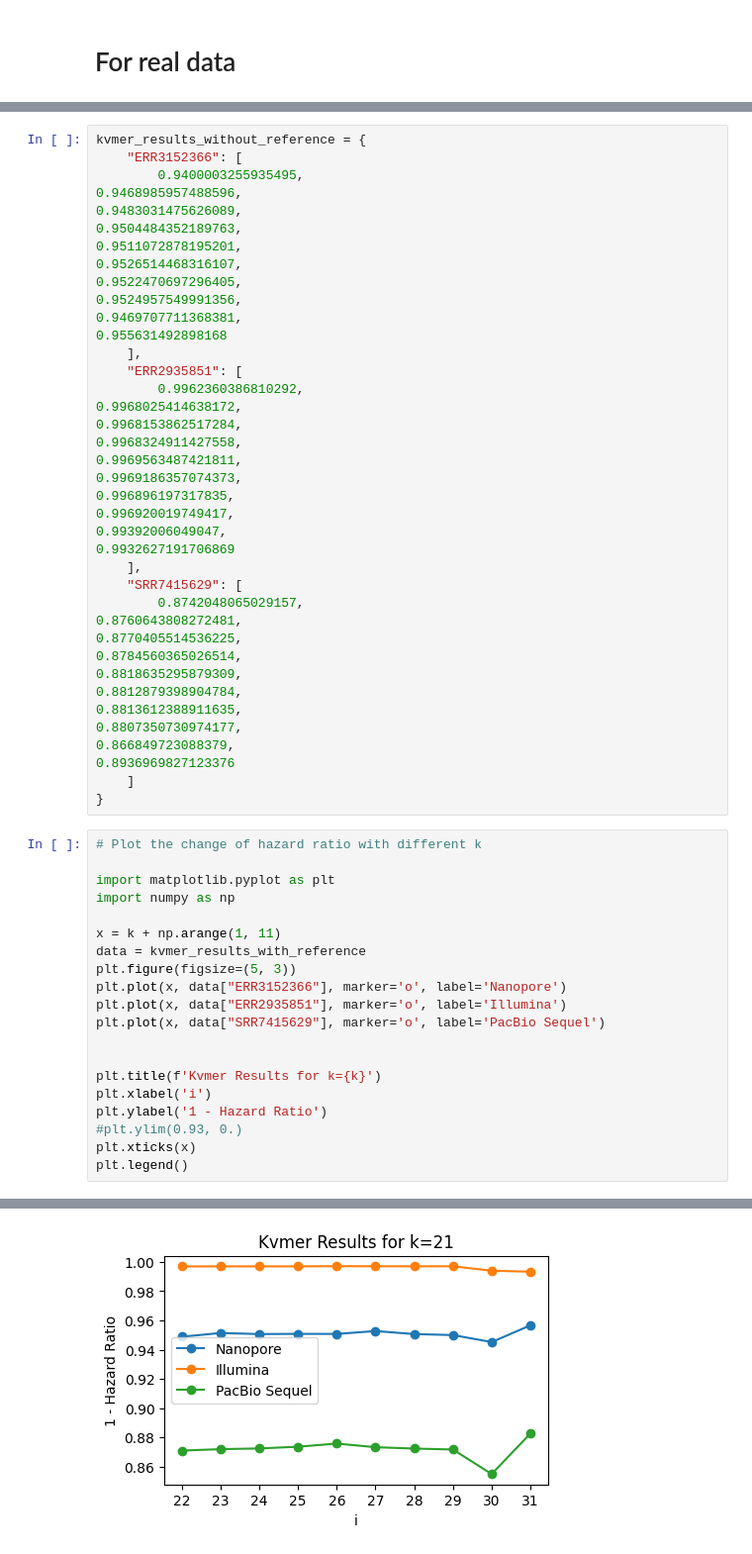
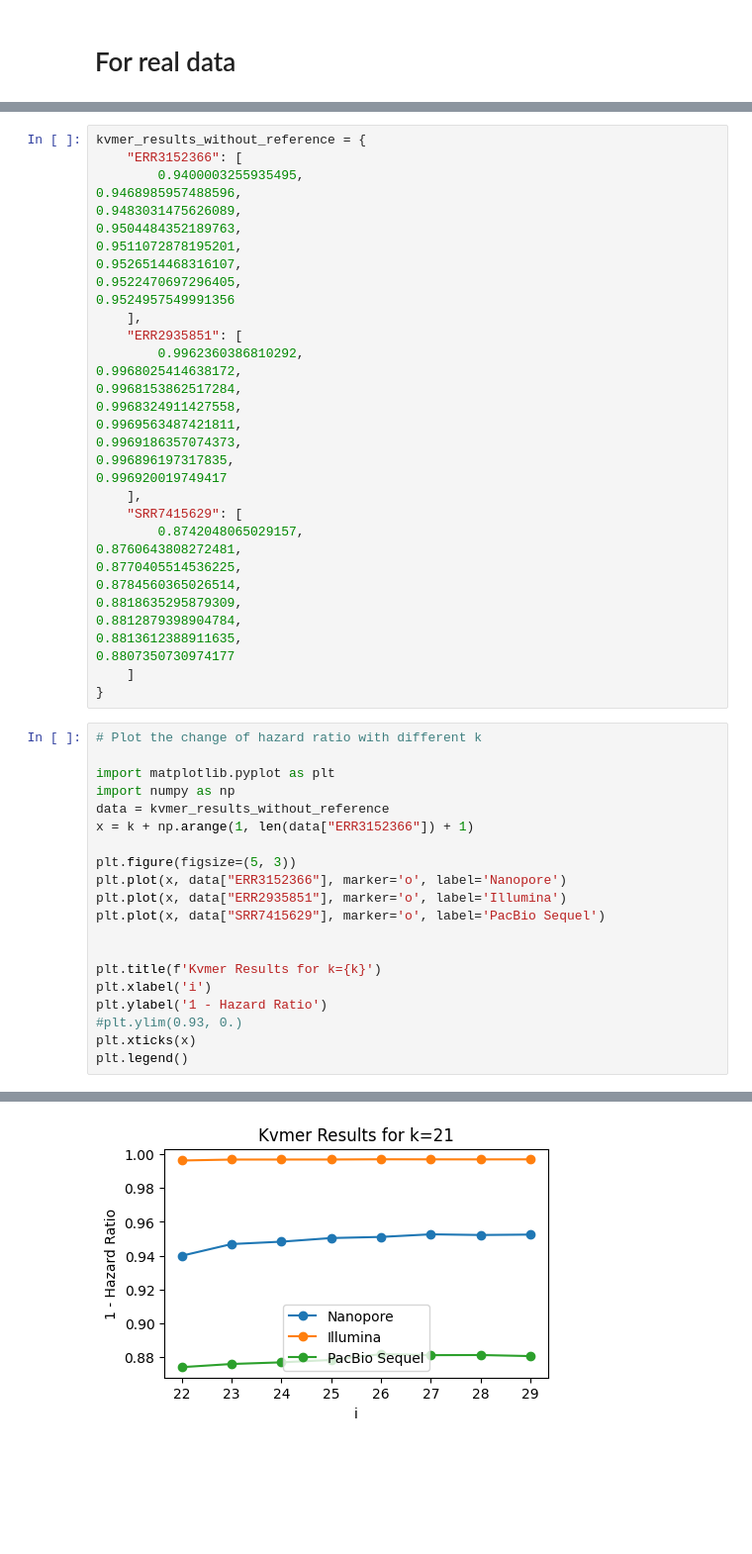
Before and after one commit to GZHoffie/skiver-test, a Jupyter notebook: experiments/counting_error_free_kmers/plot_results.ipynb, the cells around one changed output, grey strips where cells are left out. Shown at 99% size. Saved outputs shown, nothing was run; the diff lists cells and outputs as text; blank space fills up the shorter version.

```diff
--- a/experiments/counting_error_free_kmers/plot_results.ipynb
+++ b/experiments/counting_error_free_kmers/plot_results.ipynb
@@ -245,9 +241,7 @@ kvmer_results_without_reference = {
 0.9511072878195201,
 0.9526514468316107,
 0.9522470697296405,
-0.9524957549991356,
-0.9469707711368381,
-0.955631492898168
+0.9524957549991356
     ],
     "ERR2935851": [
         0.9962360386810292,
@@ -257,9 +251,7 @@ kvmer_results_without_reference = {
 0.9969563487421811,
 0.9969186357074373,
 0.996896197317835,
-0.996920019749417,
-0.99392006049047,
-0.9932627191706869
+0.996920019749417
     ],
     "SRR7415629": [
         0.8742048065029157,
@@ -269,34 +261,32 @@ kvmer_results_without_reference = {
 0.8818635295879309,
 0.8812879398904784,
 0.8813612388911635,
-0.8807350730974177,
-0.866849723088379,
-0.8936969827123376
+0.8807350730974177
     ]
 }
 # %%
 # Plot the change of hazard ratio with different k
 
 import matplotlib.pyplot as plt
 import numpy as np
+data = kvmer_results_without_reference
+x = k + np.arange(1, len(data["ERR3152366"]) + 1)
 
-x = k + np.arange(1, 11)
-data = kvmer_results_with_reference
 plt.figure(figsize=(5, 3))
 plt.plot(x, data["ERR3152366"], marker='o', label='Nanopore')
 plt.plot(x, data["ERR2935851"], marker='o', label='Illumina')
 plt.plot(x, data["SRR7415629"], marker='o', label='PacBio Sequel')
 
 
 plt.title(f'Kvmer Results for k={k}')
 plt.xlabel('i')
 plt.ylabel('1 - Hazard Ratio')
 #plt.ylim(0.93, 0.)
 plt.xticks(x)
 plt.legend()
 # %% [output]
 <matplotlib.legend.Legend at 0x...>
-[figure, old version]
+[figure, new version]
 # %%
 from scipy.optimize import curve_fit
 
```
Also changed, not shown: parts of 8 cells of this notebook, 7 other files.
